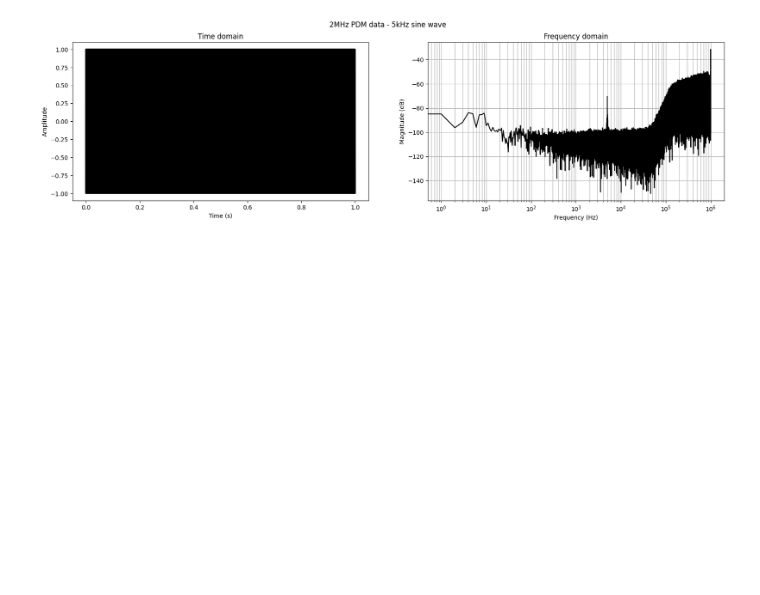
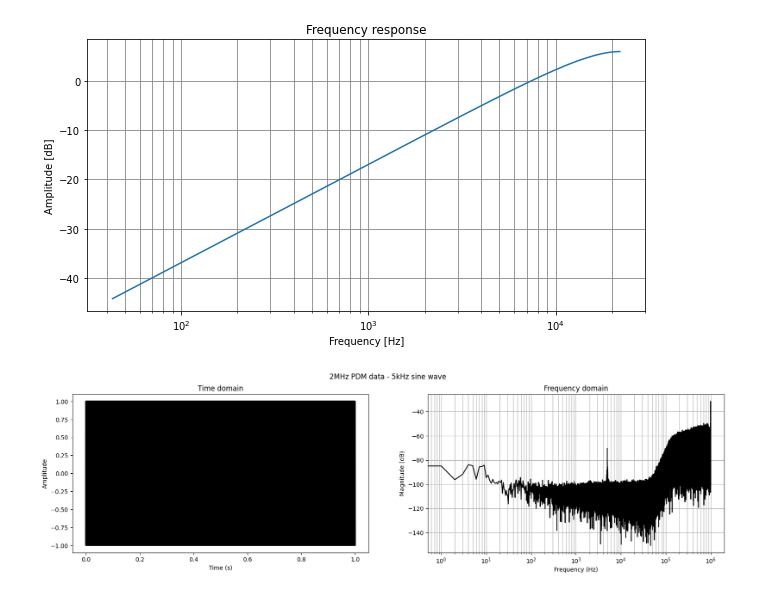
Before and after one commit to Lwao/mems2sd_esp32, a Jupyter notebook: python/PDMSignalProcessing/SineWaveCrossTesting.ipynb, the cells around one changed output. Saved outputs shown, nothing was run; the diff lists cells and outputs as text; code cells hidden in the pictures; blank space fills up the shorter version.

```diff
--- a/python/PDMSignalProcessing/SineWaveCrossTesting.ipynb
+++ b/python/PDMSignalProcessing/SineWaveCrossTesting.ipynb
@@ -17,3 +93,8 @@ from PlotSuite import *
+# %%
+cic = CIC(stages=1, decimation_factor=16, differential_delay=1)
+cic.freqz()
+# %% [output]
+[figure, added]
 # %%
 def swap_bytes_of_word(x):
     x = ((x & 0x000000FF) << 24) | ((x & 0xFF000000) >> 24) | ((x & 0x0000FF00) << 8) | ((x & 0x00FF0000) >> 8)
```
Also changed, not shown: parts of 4 cells of this notebook, 1 other file.
